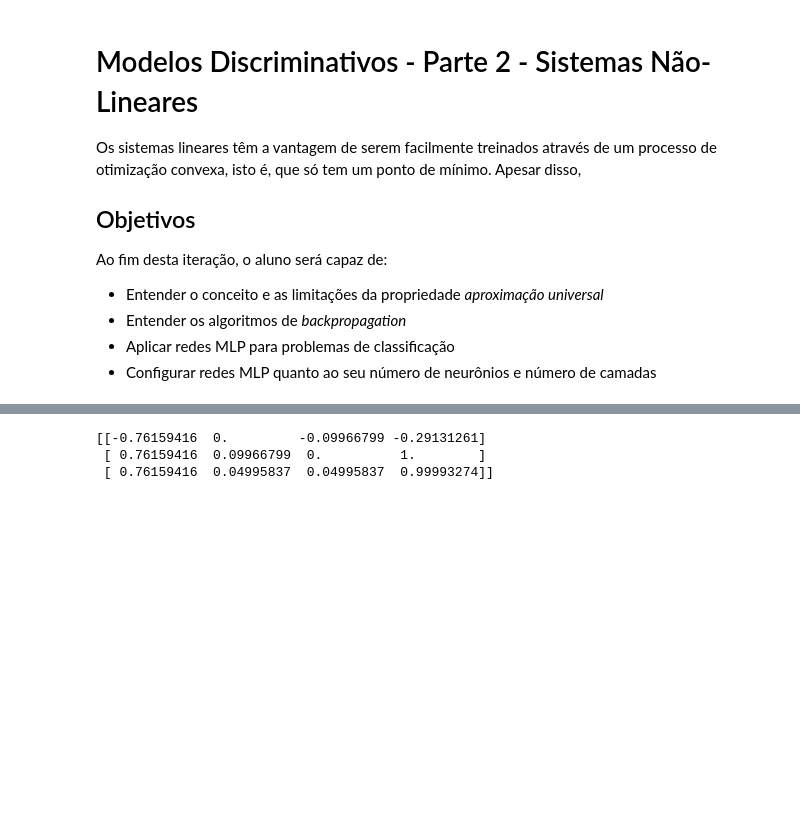
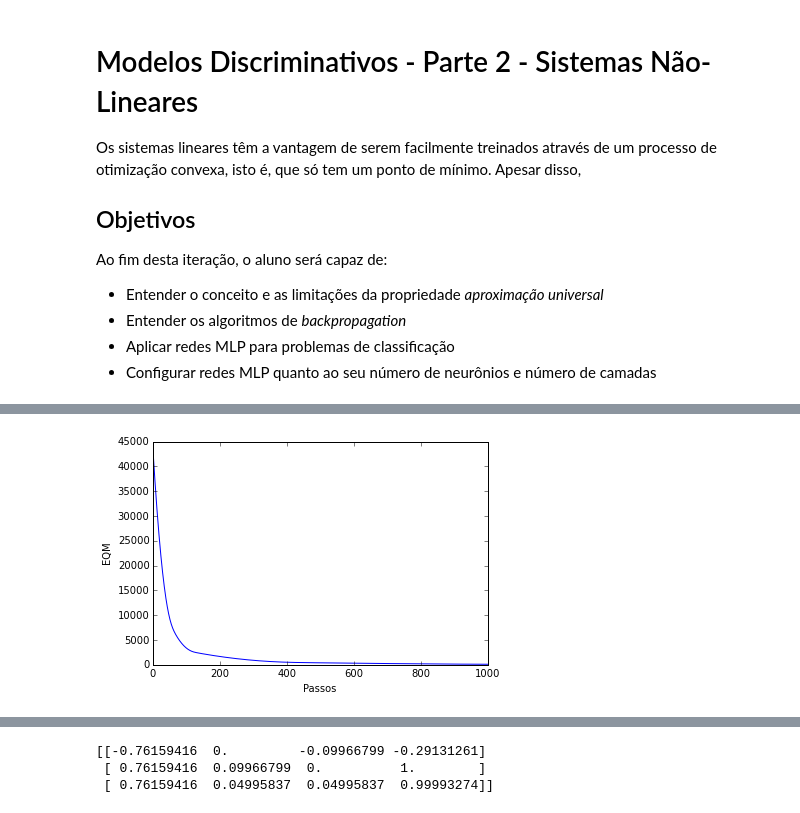
Before and after one commit to rodrigohubner/inteligencia_computacional, a Jupyter notebook: mlp.ipynb, the cells around one changed output, grey strips where cells are left out. Cells and saved outputs as stored; diff of their text form; code cells hidden in the pictures; blank space fills up the shorter version.

```diff
--- a/mlp.ipynb
+++ b/mlp.ipynb
@@ -30,0 +91,22 @@ peso_futebol = [[float(d[2])] for d in dados[1:-1] if d[0] is 'F']
+# %%
+alpha = 0.01 # Tamanho do passo
+x = np.array([[1, 50, 3],[5, 300, 2],[2, 3, 100]]) # Entradas de referencia
+y = np.array([[3], [20], [-7]]) # Saidas de referencia
+A = np.random.random((y.shape[0], x.shape[0]))
+
+n_passos = 1000 # Vamos executar este numero de passos de otimizacao
+eqm2 = np.zeros((n_passos+1)) # Vetor que recebera o EQM a cada iteracao
+y_e = A * x
+eqm2[0] = np.sum((y_e - y)**2)
+for i in xrange(n_passos):
+    gradiente = 2*(y_e - y) * x.T
+    A -= alpha * gradiente / np.linalg.norm(gradiente)
+    y_e = A * x
+    eqm2[i+1] = np.sum((y_e - y)**2)
+
+plt.figure();
+plt.plot(range(n_passos+1), eqm2);
+plt.ylabel('EQM');
+plt.xlabel('Passos');
+# %% [output]
+[figure, added]
```
Also changed, not shown: parts of 13 cells of this notebook.
